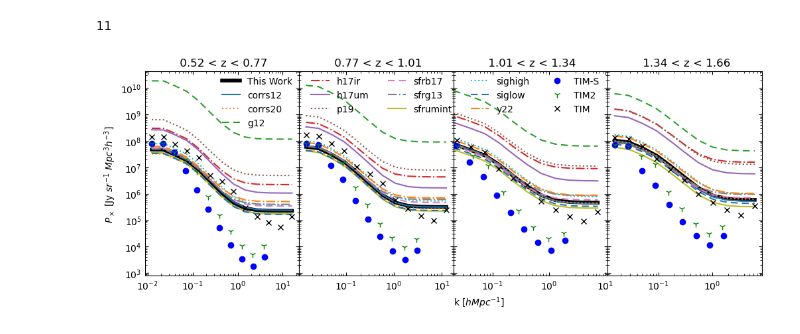
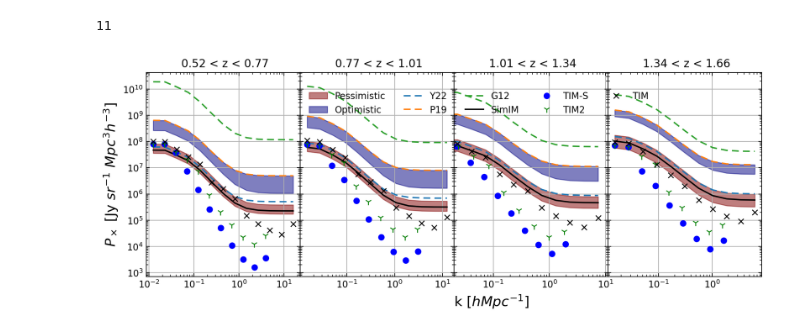
Before and after one commit to JuzzBracks/LIM, a Jupyter notebook: TIMxGal/calc.ipynb, the cells around one changed output. Cells and saved outputs as stored; diff of their text form; code cells hidden in the pictures.

```diff
--- a/TIMxGal/calc.ipynb
+++ b/TIMxGal/calc.ipynb
@@ -427,7 +432,7 @@ for i, PxG in enumerate(PxGs):
     SNR[i].grid()
     SNR[i].legend(fontsize = 7)
     #SNR[i].set_yticks(np.arange(0, 26, 4.0))
-    leg = SNR[i].legend(prop={'size': 10}, handlelength=0, handletextpad=0, fancybox=True, loc = 'best')
+    leg = SNR[i].legend(prop={'size': 10}, handlelength=0, handletextpad=0, fancybox=True, loc = 'upper left')
     for item in leg.legendHandles:
         item.set_visible(False)
 
@@ -549,53 +554,59 @@ spaceSig
 len(spaceSig[0][0])
 # %% [output]
 11
+# %%
+def modelPx(model_params):
+    modelP = model_params[:,7]
+    modelShot = model_params[:,8]
+    return [xPow*Pm + shot for xPow, (_,Pm), shot in zip(modelP, Pms, modelShot)]
+preface = './model_Params_from_simim/juzz_data_model_lcii_'
+
+pessMax_params = modelPx(np.loadtxt(preface + 'sighigh.npy', delimiter=','))
+pessMin_params = modelPx(np.loadtxt(preface + 'sfrumint.npy', delimiter=','))
+optiMax_params = modelPx(np.loadtxt(preface + 'p19.npy', delimiter=','))
+optiMin_params = modelPx(np.loadtxt(preface + 'h17um.npy', delimiter=','))
+g12 = modelPx(np.loadtxt(preface + 'g12.npy', delimiter=','))
+p19 = modelPx(np.loadtxt(preface + 'p19.npy', delimiter=','))
+Y22 = modelPx(np.loadtxt(preface + 'Y22.npy', delimiter=','))
+
+simimFiducial = modelPx(np.loadtxt(preface[:-1]+'.npy', delimiter=','))
 # %%
-modelList = os.listdir('./Model_Params_from_simim/')
-
-fig, plots = plt.subplots(1,4, figsize = (12,4), sharey = True)
-lsList = ['-', ':', '--', '-.']
-mkList = ['o', 'x']
-count = 0
-
-for model in modelList:
-
-    model_params = np.loadtxt('./Model_Params_from_simim/'+model, delimiter=',')
-    modelP = model_params[:,7]
-    modelShot = model_params[:,8]
-    ModelPx = [xPow*Pm + shot for xPow, (_,Pm), shot in zip(modelP, Pms, modelShot)]
-
-    if model == 'juzz_data_model_lcii.npy':
-        [plots[i].loglog(ks, Px, label = 'This Work', color = 'black', lw = 4)
-         for i, ((ks,_), Px) in enumerate(zip(Pms, ModelPx))]
-        continue
-    tag = model.replace('juzz_data_model_lcii_', '').replace('.npy','')
-    if count >= len(lsList): count = 0
-
-    [plots[i].loglog(ks, Px, label = tag, ls = lsList[count])
-     for i, ((ks,_), Px) in enumerate(zip(Pms, ModelPx))]
-    count += 1
+fig, plots = plt.subplots(1,4, figsize = (12,4), sharey = True, dpi = 200)
 
 
 for i in np.arange(0,4):
+
+    plots[i].fill_between(Pms[i][0], pessMax_params[i], pessMin_params[i], color = 'maroon', alpha = 0.5,
+                          label = 'Pessimistic')
+    plots[i].fill_between(Pms[i][0], optiMax_params[i], optiMin_params[i], color = 'navy', alpha = 0.5,
+                          label = 'Optimistic')
+
+    plots[i].loglog(Pms[i][0], Y22[i], label = 'Y22', ls = '--')
+    plots[i].loglog(Pms[i][0], p19[i], label = 'P19', ls = '--')
+    plots[i].loglog(Pms[i][0], g12[i], label = 'G12', ls = '--')
+
+    plots[i].loglog(Pms[i][0], simimFiducial[i], color = 'k', label = 'SimIM')
     plots[i].loglog(spaceks[0][i], np.sqrt(spaceSig[0][i]), marker = 'o', label = 'TIM-S', color = 'blue', ls = '')
     plots[i].loglog(TIM2ks[0][i], np.sqrt(TIM2Sig[0][i]), marker = '1', label = 'TIM2', ms = 7, color = 'green',ls = '')
+    #plots[i].loglog(Pms[i][0], P_gal[i]**2, color = 'grey', label = 'Cosmic Variance')
+    plots[i].grid()
+
     plots[i].set_title(f" {bins[i].front:.2f} < z < {bins[i].back:.2f}")
-
-
 
 [plots[i].loglog(ks, np.sqrt(VARs), ls = '', marker = 'x', color = 'black', label = 'TIM')
          for i, (VARs, (ks,_)) in enumerate(zip(VARx, Pms))]
 
 
-plots[2].set_xlabel(r"k [$h Mpc^{-1}]$", size=10, loc = 'left')
-plots[0].set_ylabel(r"$P_\times$ [Jy $sr^{-1}$ $Mpc^3 h^{-3}]$", size = 10)
+plots[2].set_xlabel(r"k [$h Mpc^{-1}]$", size=15, loc = 'left')
+plots[0].set_ylabel(r"$P_\times$ [Jy $sr^{-1}$ $Mpc^3 h^{-3}]$", size = 15)
 plots[2].set_xlim(2e-2,1.1e1)
 
-plots[3].legend(loc='center right', bbox_to_anchor=(0.0, 0.85),
+plots[3].legend(loc='center right', bbox_to_anchor=(0.32, 0.85),
       ncol=5, fancybox=True, shadow=False)
+#plots[0].legend(fontsize = 9)
 fig.subplots_adjust(hspace=0, wspace=0)
 # %% [output]
-[figure, old version]
+[figure, new version]
 # %%
 Plot cosmic variance
 # %%
```
Also changed, not shown: parts of 19 cells of this notebook, 16 other files.
